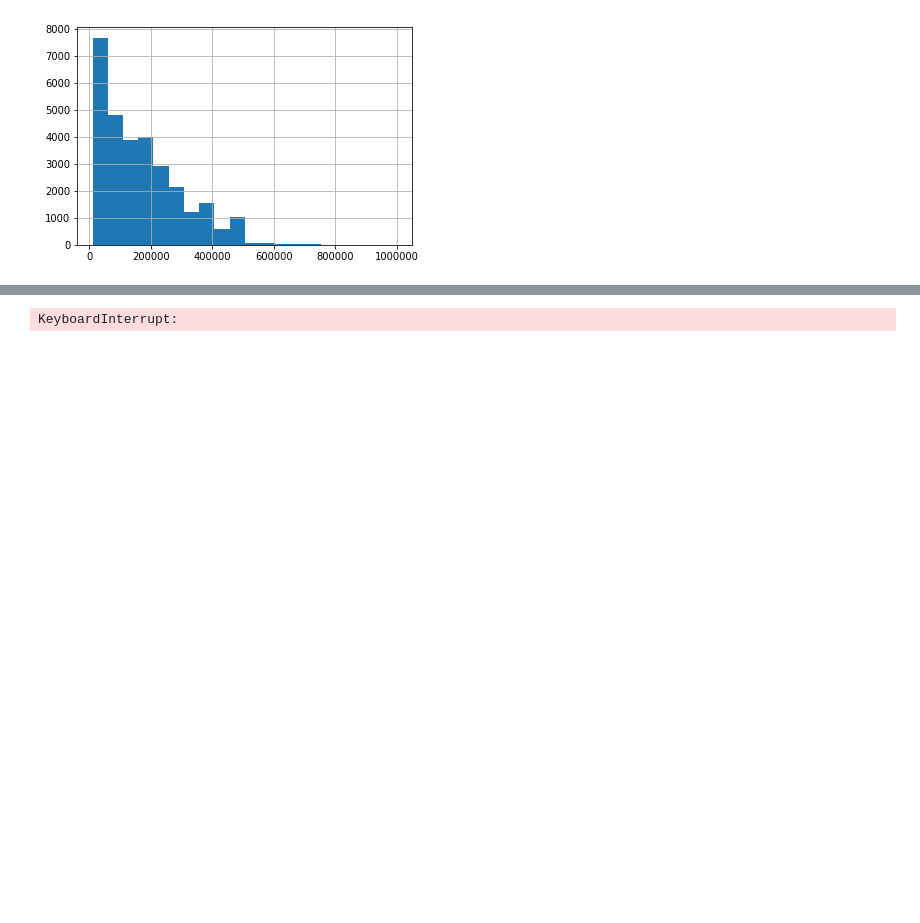
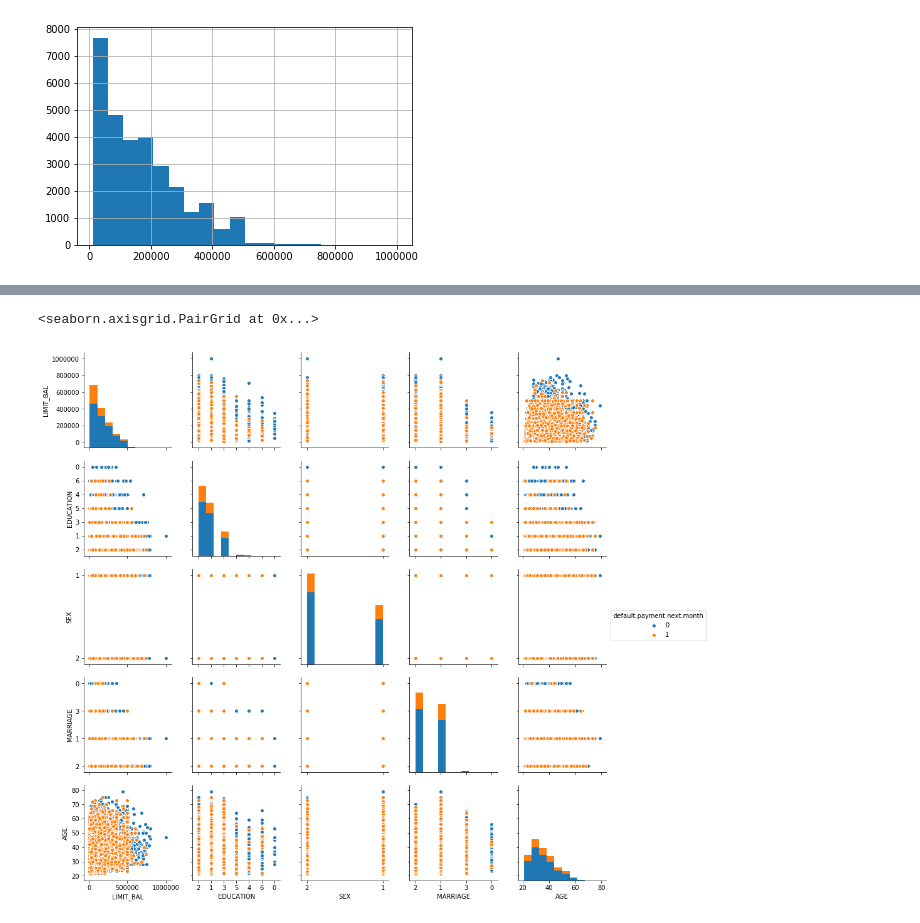
Before and after one commit to Zviad1990/sfml, a Jupyter notebook: hw1-task.ipynb, the cells around one changed output, grey strips where cells are left out. Drawn from its saved outputs; the diff is of its cells as text; code cells hidden in the pictures; blank space fills up the shorter version.

```diff
--- a/hw1-task.ipynb
+++ b/hw1-task.ipynb
@@ -176,13 +174,14 @@ df_9.pivot_table('LIMIT_BAL', index = 'EDUCATION', aggfunc = 'mean').plot(kind='
 # %%
 # (10) построить большой график (подсказка - используя seaborn) для построения завимисости всех возможных пар параметров
 # разным цветом выделить разные значение "default payment next month"
 # (но так как столбцов много - картинка может получиться "монструозной")
 # (поэкспериментируйте над тем как построить подобное сравнение параметров)
 # (подсказка - ответ может состоять из несколькольких графиков)
 # (если не выйдет - программа минимум - построить один график со всеми параметрами)
 
 
 #TODO
-sns.pairplot(df, hue='LIMIT_BAL');
+sns.pairplot(df, hue='default.payment.next.month', vars=['LIMIT_BAL', 'EDUCATION', 'SEX', 'MARRIAGE','AGE'])
 # %% [output]
-KeyboardInterrupt:
+<seaborn.axisgrid.PairGrid at 0x...>
+[figure, added]
```
Also changed, not shown: parts of 4 cells of this notebook.
